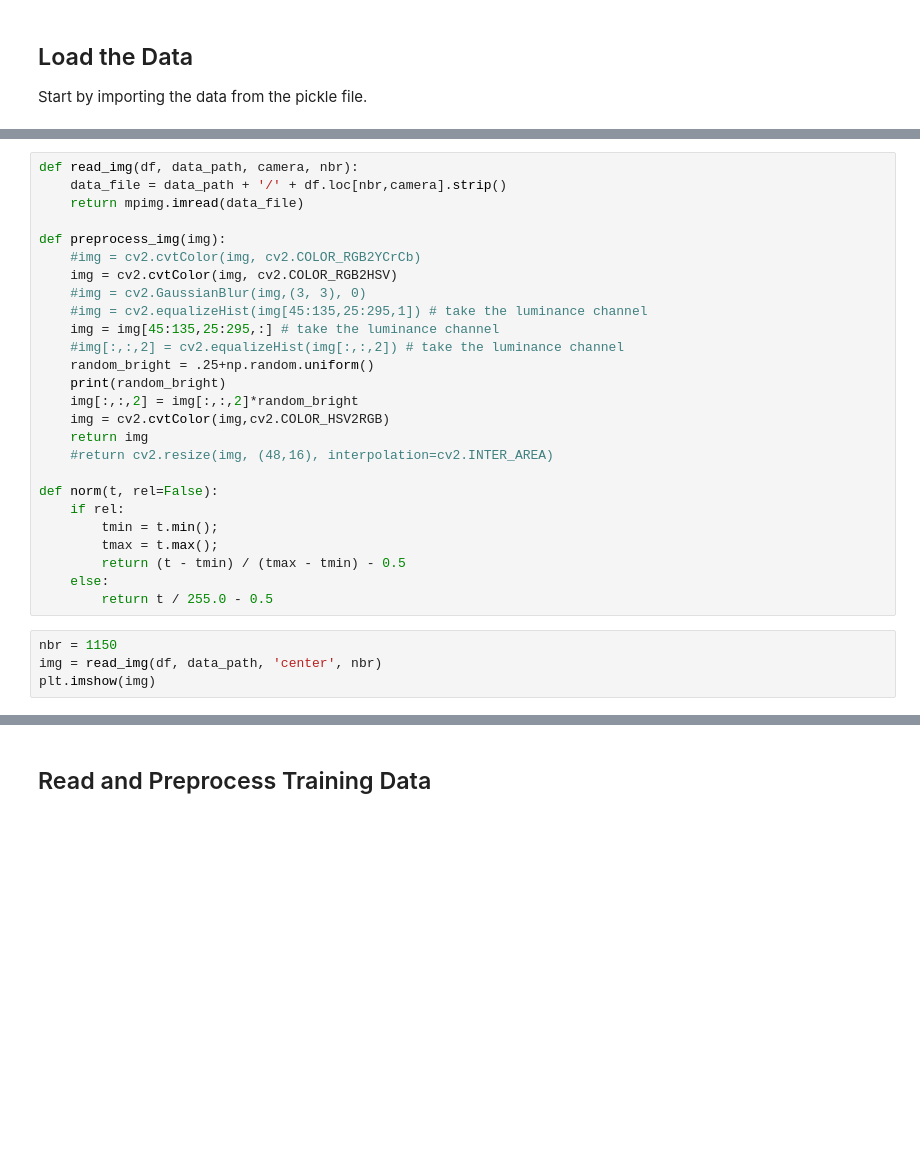
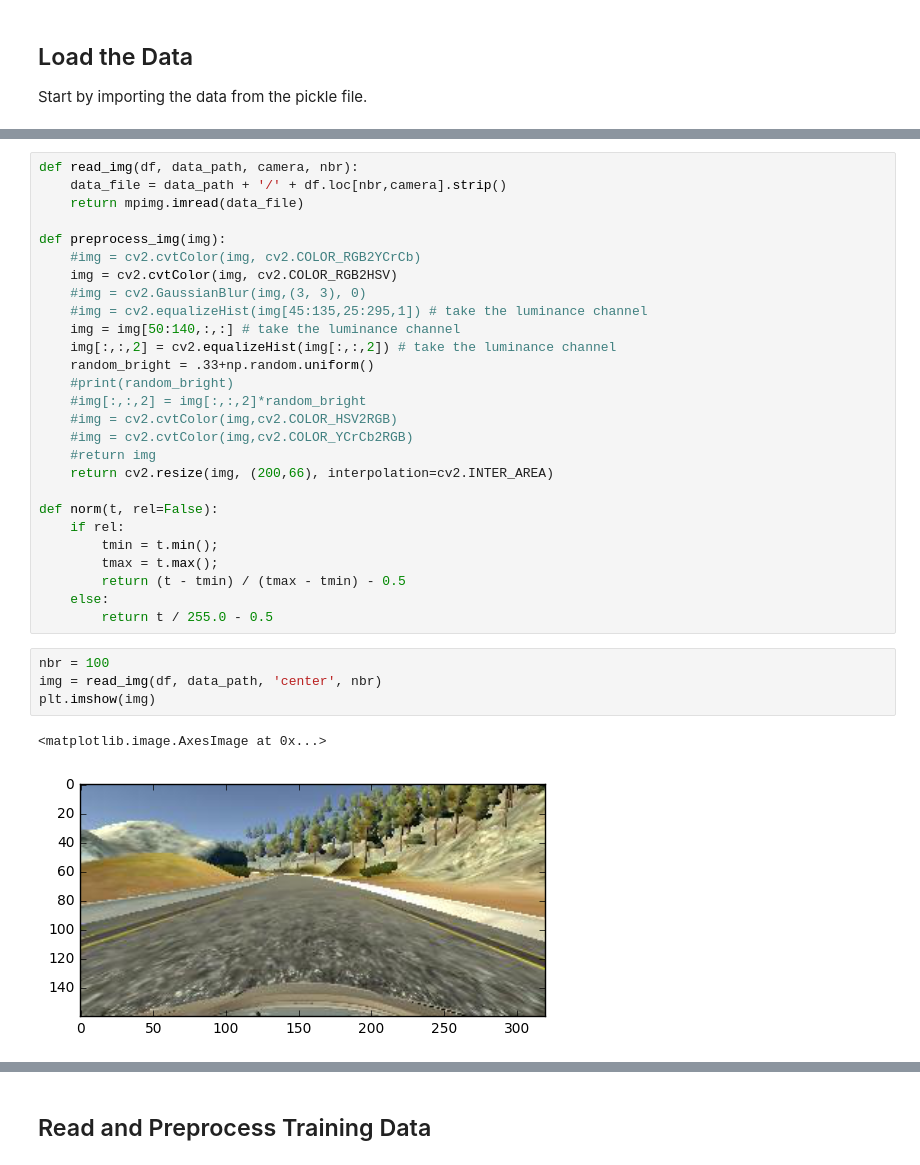
Before and after one commit to overtane/udacity-carnd-p3, a Jupyter notebook: nvidia-keras.ipynb, the cells around one changed output, grey strips where cells are left out. Saved outputs shown, nothing was run; the diff lists cells and outputs as text; blank space fills up the shorter version.

```diff
--- a/nvidia-keras.ipynb
+++ b/nvidia-keras.ipynb
@@ -179,14 +198,15 @@ def preprocess_img(img):
     img = cv2.cvtColor(img, cv2.COLOR_RGB2HSV)
     #img = cv2.GaussianBlur(img,(3, 3), 0)
     #img = cv2.equalizeHist(img[45:135,25:295,1]) # take the luminance channel
-    img = img[45:135,25:295,:] # take the luminance channel
-    #img[:,:,2] = cv2.equalizeHist(img[:,:,2]) # take the luminance channel
-    random_bright = .25+np.random.uniform()
-    print(random_bright)
-    img[:,:,2] = img[:,:,2]*random_bright
-    img = cv2.cvtColor(img,cv2.COLOR_HSV2RGB)
-    return img
-    #return cv2.resize(img, (48,16), interpolation=cv2.INTER_AREA)
+    img = img[50:140,:,:] # take the luminance channel
+    img[:,:,2] = cv2.equalizeHist(img[:,:,2]) # take the luminance channel
+    random_bright = .33+np.random.uniform()
+    #print(random_bright)
+    #img[:,:,2] = img[:,:,2]*random_bright
+    #img = cv2.cvtColor(img,cv2.COLOR_HSV2RGB)
+    #img = cv2.cvtColor(img,cv2.COLOR_YCrCb2RGB)
+    #return img
+    return cv2.resize(img, (200,66), interpolation=cv2.INTER_AREA)
 
 def norm(t, rel=False):
     if rel:
@@ -196,7 +216,10 @@ def norm(t, rel=False):
     else:
         return t / 255.0 - 0.5
 # %%
-nbr = 1150
+nbr = 100
 img = read_img(df, data_path, 'center', nbr)
 plt.imshow(img)
+# %% [output]
+<matplotlib.image.AxesImage at 0x...>
+[figure, added]
 # %%
```
Also changed, not shown: parts of 23 cells of this notebook, 8 other files.
